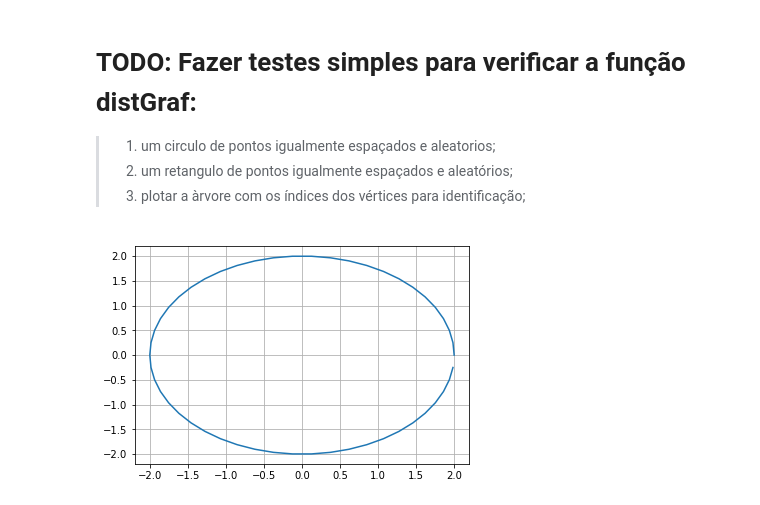
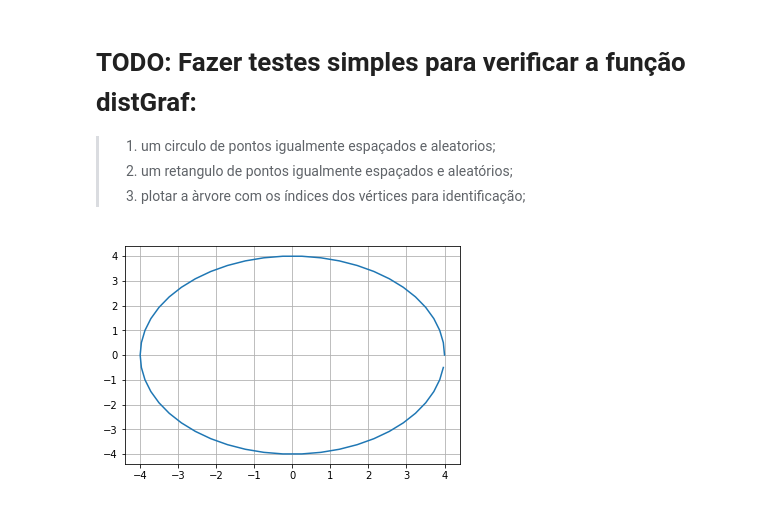
Before and after one commit to EdsonAlonso/EstagioCurricular, a Jupyter notebook: Test_graph.ipynb, the cells around one changed output. Cells and saved outputs as stored; diff of their text form; code cells hidden in the pictures.

```diff
--- a/Test_graph.ipynb
+++ b/Test_graph.ipynb
@@ -163,16 +176,16 @@ plt.grid()
 plt.savefig('L2dist.pdf')
 plt.show()
 # %%
-r = 2.0
+i = 1j
+r = 4.0
+theta = np.linspace(0,2*np.pi,50,endpoint=False)
+circle = r*np.exp(i*theta)
 node = np.arange(0,51)
-theta = np.linspace(0,2*np.pi,50,endpoint=False)
-xc = r*np.cos(theta)
-yc = r*np.sin(theta)
-plt.plot(xc,yc)
+plt.plot(circle.real,circle.imag)
 plt.grid()
 plt.show()
 # %% [output]
-[figure, old version]
+[figure, new version]
 # %%
 Sc = nx.Graph()
 for i in range(50):
```
Also changed, not shown: parts of 18 cells of this notebook.
